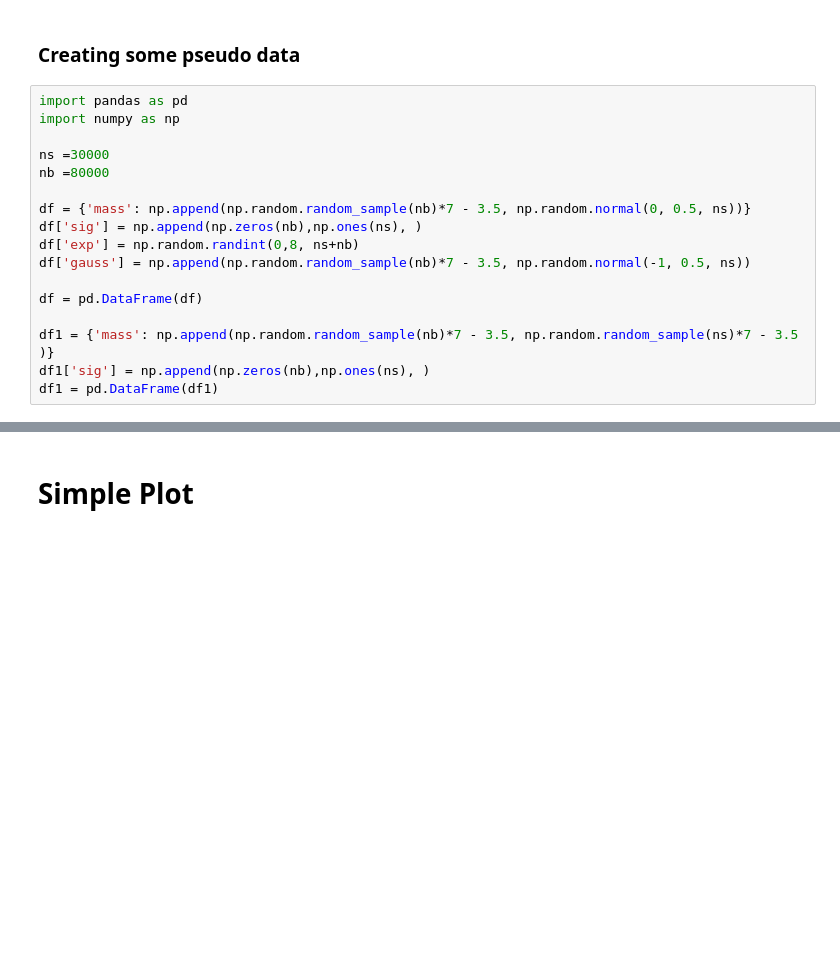
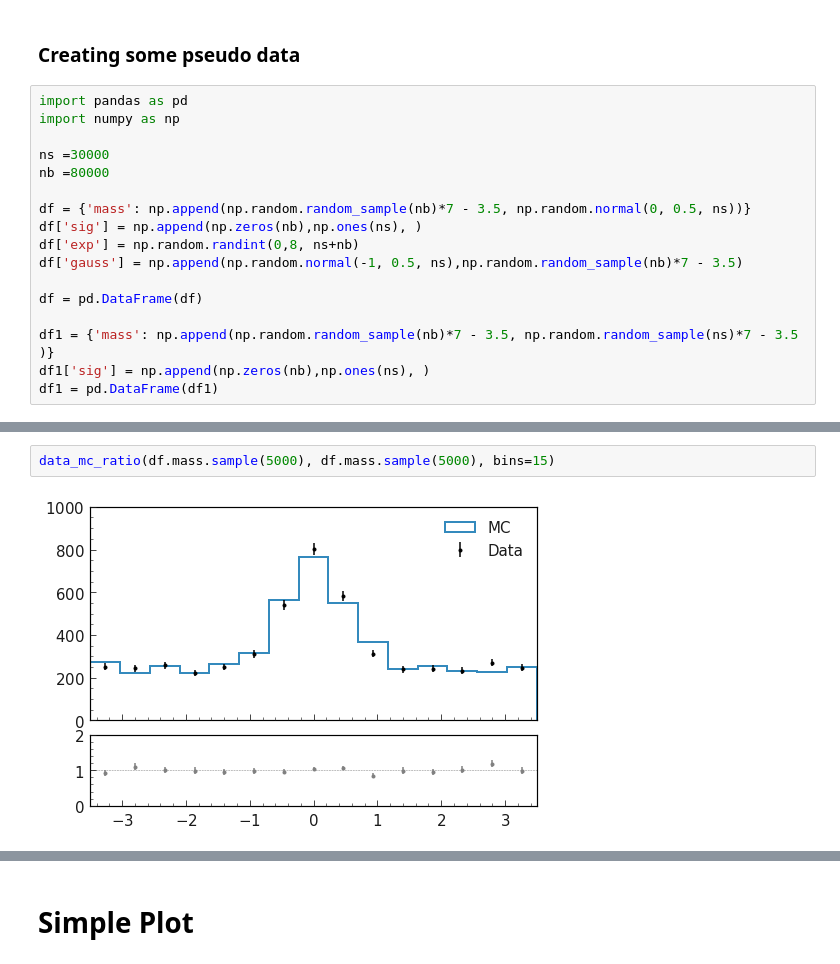
Before and after one commit to simonUU/b2plot, a Jupyter notebook: examples/Introduction.ipynb, the cells around one changed output, grey strips where cells are left out. Saved outputs shown, nothing was run; the diff lists cells and outputs as text; blank space fills up the shorter version.

```diff
--- a/examples/Introduction.ipynb
+++ b/examples/Introduction.ipynb
@@ -56,7 +23,7 @@ nb =80000
 df = {'mass': np.append(np.random.random_sample(nb)*7 - 3.5, np.random.normal(0, 0.5, ns))}
 df['sig'] = np.append(np.zeros(nb),np.ones(ns), )
 df['exp'] = np.random.randint(0,8, ns+nb)
-df['gauss'] = np.append(np.random.random_sample(nb)*7 - 3.5, np.random.normal(-1, 0.5, ns))
+df['gauss'] = np.append(np.random.normal(-1, 0.5, ns),np.random.random_sample(nb)*7 - 3.5)
 
 df = pd.DataFrame(df)
 
@@ -65,0 +38,4 @@ df1 = pd.DataFrame(df1)
+# %%
+data_mc_ratio(df.mass.sample(5000), df.mass.sample(5000), bins=15)
+# %% [output]
+[figure, added]
```
Also changed, not shown: parts of 9 cells of this notebook, 2 other files.
